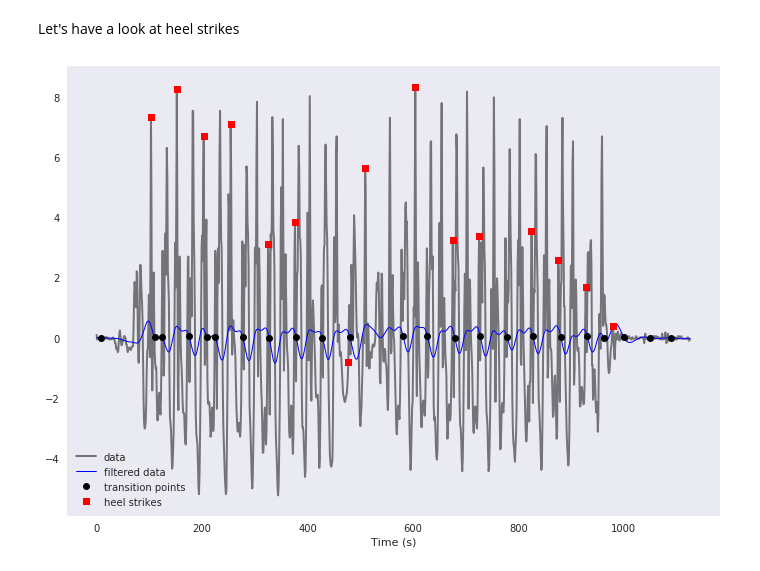
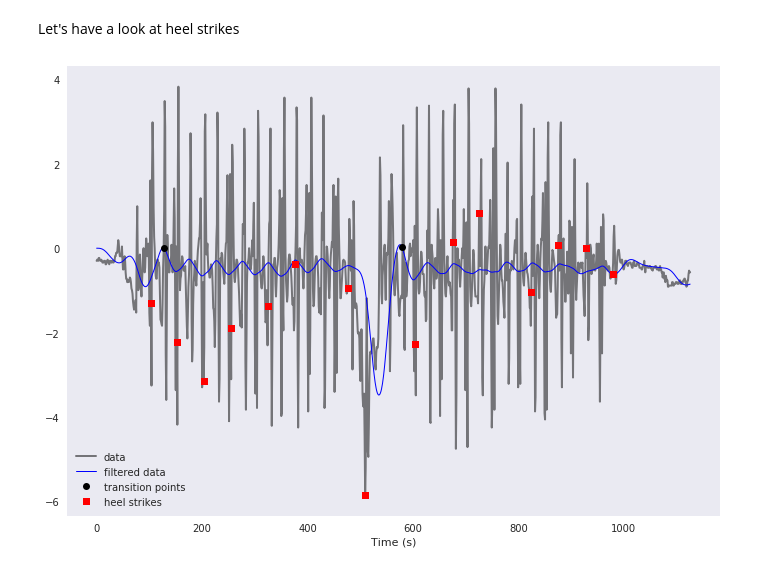
Before and after one commit to pdkit/pdkit, a Jupyter notebook: notebooks/GaitProcessor.ipynb, the cells around one changed output. Drawn from its saved outputs; the diff is of its cells as text; code cells hidden in the pictures.

```diff
--- a/notebooks/GaitProcessor.ipynb
+++ b/notebooks/GaitProcessor.ipynb
@@ -100,26 +100,26 @@ Let's have a look at heel strikes
 strikes, strike_indices = gp.heel_strikes(ts.x)
 # %%
 # get the data for the heel strikes (x-axis) for plotting
-data = ts.x.values
+data = ts.z.values
 filtered = butter_lowpass_filter(data, sample_rate=100.0, cutoff=2.0, order=4)
 tplot = np.linspace(0, np.size(data), np.size(data))
 
 # Find transitional positions where AP accelerometer changes from
 # positive to negative.
 transitions = crossings_nonzero_pos2neg(filtered)
 
 plt.plot(tplot, data, 'k-', linewidth=2, label='data', alpha=0.5)
 plt.plot(tplot, filtered, 'b-', linewidth=1, label='filtered data')
 
 plt.plot(tplot[transitions], filtered[transitions],
          'ko', linewidth=1, label='transition points')
 
 plt.plot(tplot[strike_indices], data[strike_indices],
          'rs', linewidth=1, label='heel strikes')
 
 plt.xlabel('Time (s)')
 plt.grid()
 plt.legend(loc='lower left', shadow=True)
 plt.show()
 # %% [output]
-[figure, old version]
+[figure, new version]
```
Also changed, not shown: parts of 1 cell of this notebook, 1 other file.
